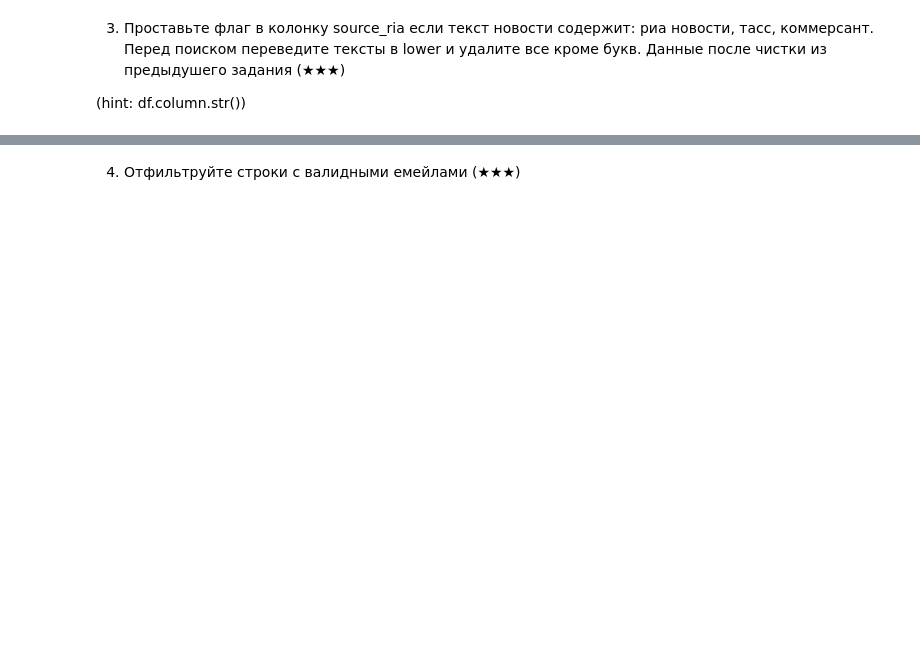
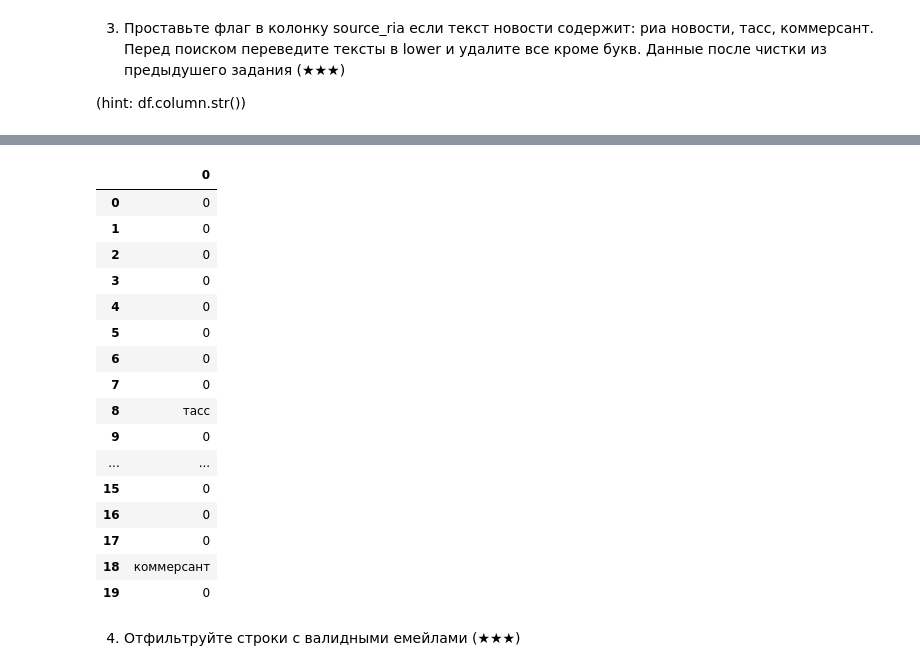
Before and after one commit to jcartwri/zombie1, a Jupyter notebook: Epic Journey_Part1_Pandas.ipynb, the cells around one changed output, grey strips where cells are left out. Saved outputs shown, nothing was run; the diff lists cells and outputs as text; code cells hidden in the pictures; blank space fills up the shorter version.

```diff
--- a/Epic Journey_Part1_Pandas.ipynb
+++ b/Epic Journey_Part1_Pandas.ipynb
@@ -2094,0 +2193,3 @@ df = pd.read_excel('data/news.xlsx')
+# %%
+s = df['text'].str.replace(r"((<(\S| )*>)|(\n|\t| ))*", "")
+s
@@ -2096,3 +2215,6 @@ df = pd.read_excel('data/news.xlsx')
 3. Проставьте флаг в колонку source_ria если текст новости содержит: риа новости, тасс, коммерсант. Перед поиском переведите тексты в lower и удалите все кроме букв. Данные после чистки из предыдушего задания (★★★)
 
 (hint: df.column.str())
+# %%
+s = s.str.lower().replace('(\W)*', "")
+s
@@ -2099,3 +2239,23 @@ df = pd.read_excel('data/news.xlsx')
+# %%
+s.str.extract(r"(риа новости|тасс|коммерсант)").fillna(0)
+# %% [output]
+|  | 0 |
+| 0 | 0 |
+| 1 | 0 |
+| 2 | 0 |
+| 3 | 0 |
+| 4 | 0 |
+| 5 | 0 |
+| 6 | 0 |
+| 7 | 0 |
+| 8 | тасс |
+| 9 | 0 |
+| ... | ... |
+| 15 | 0 |
+| 16 | 0 |
+| 17 | 0 |
+| 18 | коммерсант |
+| 19 | 0 |
 # %% [markdown]
 4. Отфильтруйте строки с валидными емейлами (★★★)
 # %%
```
Also changed, not shown: parts of 11 cells of this notebook.
